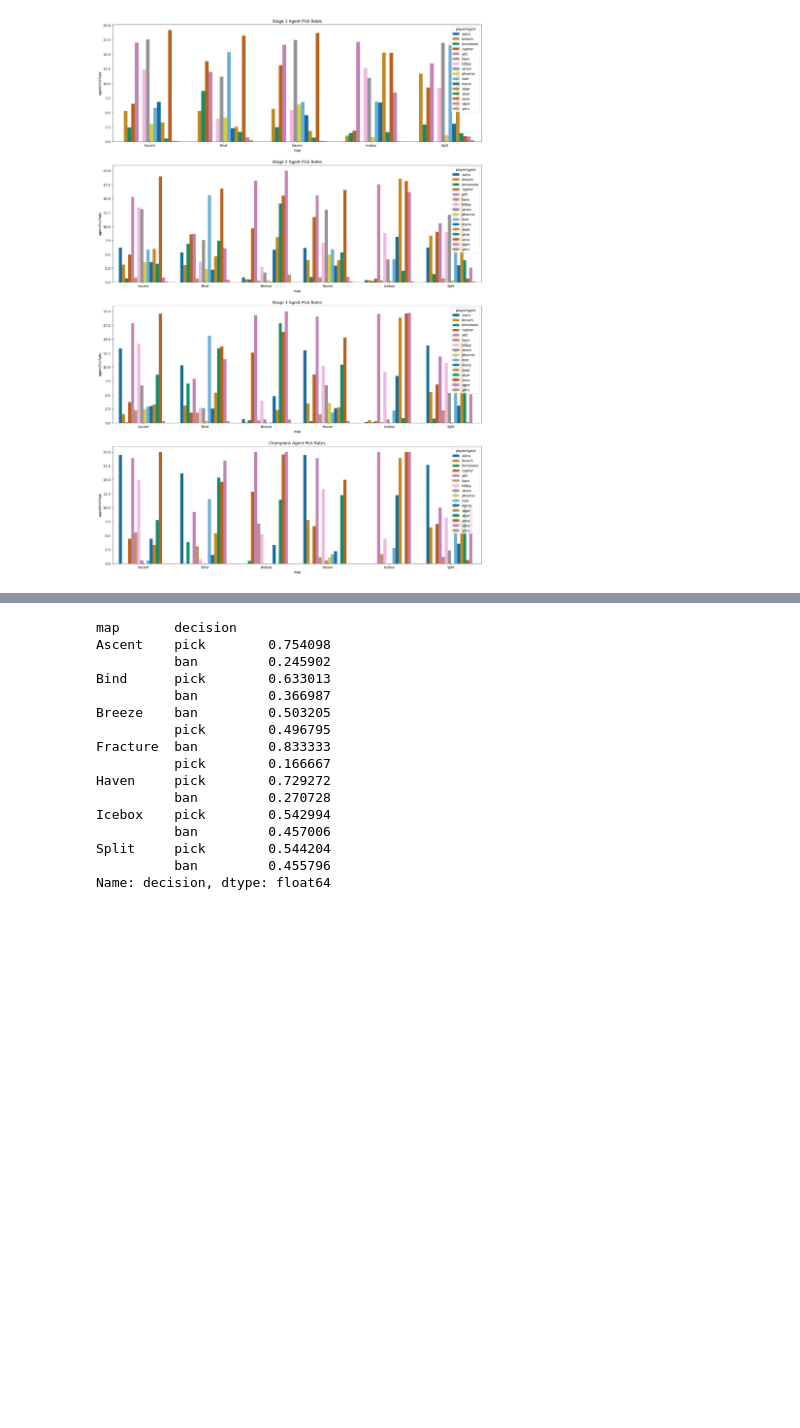
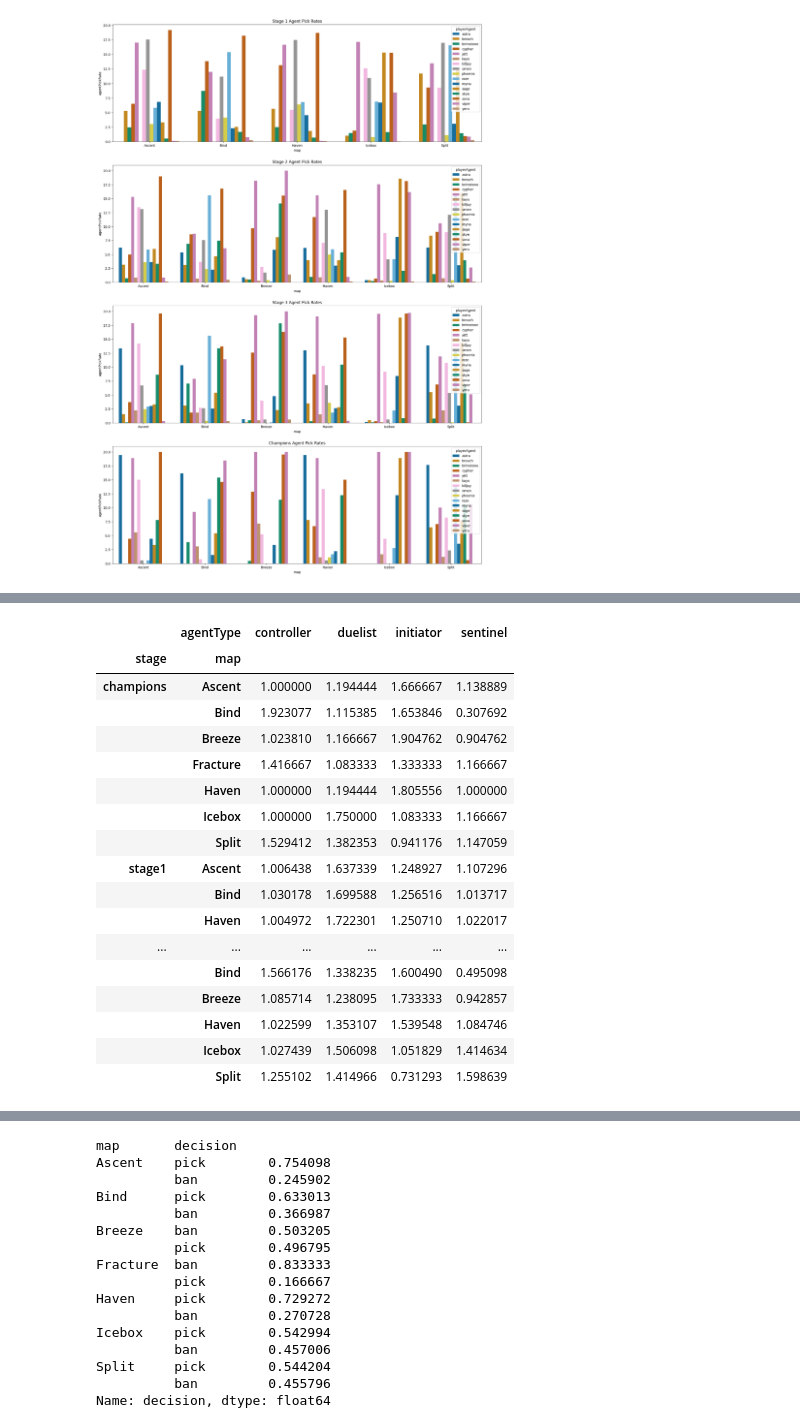
Before and after one commit to timothyliutl/ValorantData, a Jupyter notebook: dataexploration.ipynb, the cells around one changed output, grey strips where cells are left out. Cells and saved outputs as stored; diff of their text form; code cells hidden in the pictures; blank space fills up the shorter version.

```diff
--- a/thirdAttempt.ipynb
+++ b/dataexploration.ipynb
@@ -136,0 +177,22 @@ Text(0.5, 1.0, 'Champions Agent Pick Rates')
+# %%
+data.groupby(['stage', 'map'])['agentType'].value_counts(normalize=True).mul(5).unstack(fill_value=0).drop('unsorted')
+#looks like the addition of astra caused the meta to shift towards 2 controllers on bind
+# %% [output]
+|  | agentType | controller | duelist | initiator | sentinel |
+| stage | map |  |  |  |  |
+| champions | Ascent | 1.000000 | 1.194444 | 1.666667 | 1.138889 |
+|  | Bind | 1.923077 | 1.115385 | 1.653846 | 0.307692 |
+|  | Breeze | 1.023810 | 1.166667 | 1.904762 | 0.904762 |
+|  | Fracture | 1.416667 | 1.083333 | 1.333333 | 1.166667 |
+|  | Haven | 1.000000 | 1.194444 | 1.805556 | 1.000000 |
+|  | Icebox | 1.000000 | 1.750000 | 1.083333 | 1.166667 |
+|  | Split | 1.529412 | 1.382353 | 0.941176 | 1.147059 |
+| stage1 | Ascent | 1.006438 | 1.637339 | 1.248927 | 1.107296 |
+|  | Bind | 1.030178 | 1.699588 | 1.256516 | 1.013717 |
+|  | Haven | 1.004972 | 1.722301 | 1.250710 | 1.022017 |
+| ... | ... | ... | ... | ... | ... |
+|  | Bind | 1.566176 | 1.338235 | 1.600490 | 0.495098 |
+|  | Breeze | 1.085714 | 1.238095 | 1.733333 | 0.942857 |
+|  | Haven | 1.022599 | 1.353107 | 1.539548 | 1.084746 |
+|  | Icebox | 1.027439 | 1.506098 | 1.051829 | 1.414634 |
+|  | Split | 1.255102 | 1.414966 | 0.731293 | 1.598639 |
```
Also changed, not shown: parts of 12 cells of this notebook.
